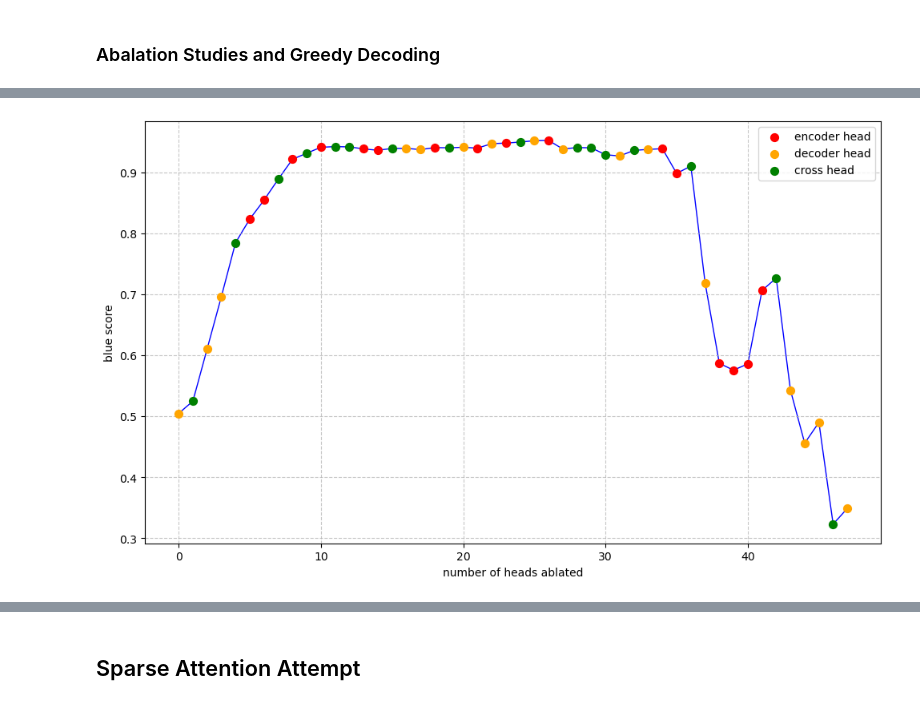
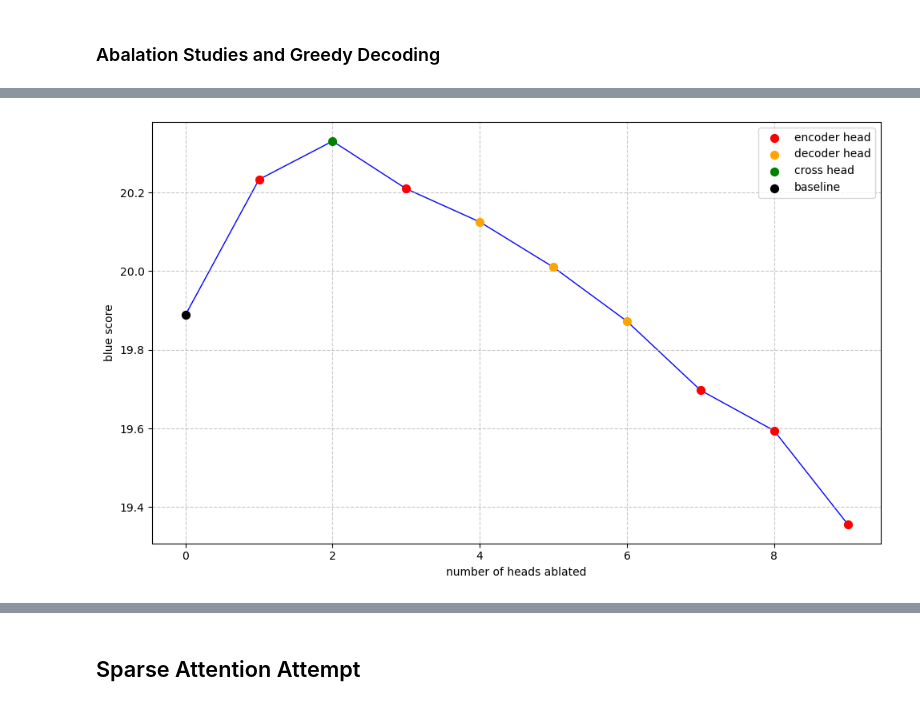
Before and after one commit to SharmaLlama/dl-from-scratch, a Jupyter notebook: notebooks/transformer.ipynb, the cells around one changed output, grey strips where cells are left out. Saved outputs shown, nothing was run; the diff lists cells and outputs as text; code cells hidden in the pictures.

```diff
--- a/notebooks/transformer.ipynb
+++ b/notebooks/transformer.ipynb
@@ -1762,20 +1678,40 @@ bleu_scores_removal = bleu_scores_removal_gpu
+# %%
+heads = 16
+removal_order =[]
+bleu_scores_removal = []
+results_file = f"../papers/attention_is_all_you_need/experiments/ablation/hindi_model_{heads}_256_2048_2_2_ablation_results.txt"
+with open(results_file, 'r') as f:
+    lines = f.readlines()
+    for line in lines:
+        if "Step" in line and "removed" in line and ":" in line:
+            # Parse line like "Step 1: removed 5: 19.25"
+            parts = line.strip().split(":")
+            removed_idx = int(parts[1].split()[1])
+            score = float(parts[2].strip())
+
+            removal_order.append(removed_idx)
+            bleu_scores_removal.append(score)
+
+bleu_all_baselines = [18.658923410191438, 19.240758224498947, 20.28723264086618, 20.316938484738877, 19.8884236392137, 18.456417624187825, 16.226719252362493, 12.716272842725653, 10.58487196691237]
 # %%
 plt.figure(figsize=(10, 6))
-plt.plot(bleu_scores_removal, color='blue', linestyle='-', linewidth=1, zorder=1)
+indices = range(len(bleu_scores_removal))
+plt.plot(range(len(bleu_scores_removal) + 1), [bleu_all_baselines[int(np.log2(heads))]] + bleu_scores_removal, color='blue', linestyle='-', linewidth=1, zorder=1)
 
-indices = range(len(bleu_scores_removal))
-x_red, y_red = zip(*[(i, bleu_scores_removal[i]) for i in indices if removal_order[i] < 8 * 2]) if any(removal_order[i] < 16 for i in indices) else ([], [])
-x_yellow, y_yellow = zip(*[(i, bleu_scores_removal[i]) for i in indices if 16 <= removal_order[i] < 32]) if any(16 <= removal_order[i] < 32 for i in indices) else ([], [])
-x_green, y_green = zip(*[(i, bleu_scores_removal[i]) for i in indices if 32 <= removal_order[i] < 48]) if any(32 <= removal_order[i] < 48 for i in indices) else ([], [])
+x_red, y_red = zip(*[(i + 1, bleu_scores_removal[i]) for i in indices if removal_order[i] < heads * 2]) if any(removal_order[i] < heads * 2 for i in indices) else ([], [])
+x_yellow, y_yellow = zip(*[(i + 1, bleu_scores_removal[i]) for i in indices if heads * 2 <= removal_order[i] < heads * 4]) if any(heads * 2 <= removal_order[i] < heads * 4 for i in indices) else ([], [])
+x_green, y_green = zip(*[(i + 1, bleu_scores_removal[i]) for i in indices if heads * 4 <= removal_order[i] < heads * 6]) if any(heads * 4 <= removal_order[i] < heads * 6 for i in indices) else ([], [])
 
 plt.scatter(x_red, y_red, color='red', s=50, zorder=2, label='encoder head')
 plt.scatter(x_yellow, y_yellow, color='orange', s=50, zorder=2, label='decoder head')
 plt.scatter(x_green, y_green, color='green', s=50, zorder=2, label='cross head')
+plt.scatter(0, bleu_all_baselines[int(np.log2(heads))], color='black', s=50, zorder=2, label='baseline')
 plt.grid(True, linestyle='--', alpha=0.7)
 plt.legend()
+plt.xticks(range(0, len(bleu_scores_removal) + 1, 2))
 plt.xlabel('number of heads ablated')
 plt.ylabel('blue score')
 plt.tight_layout()
 plt.show()
 # %% [output]
-[figure, old version]
+[figure, new version]
```
Also changed, not shown: parts of 30 cells of this notebook, 13 other files.
